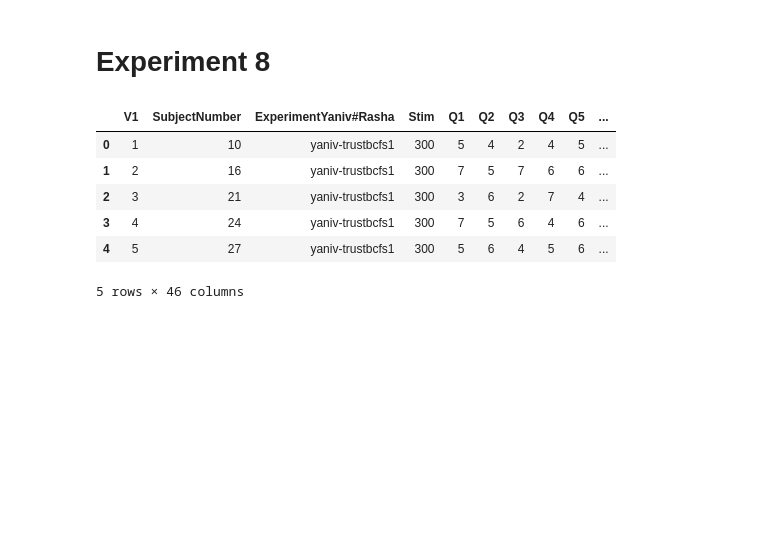
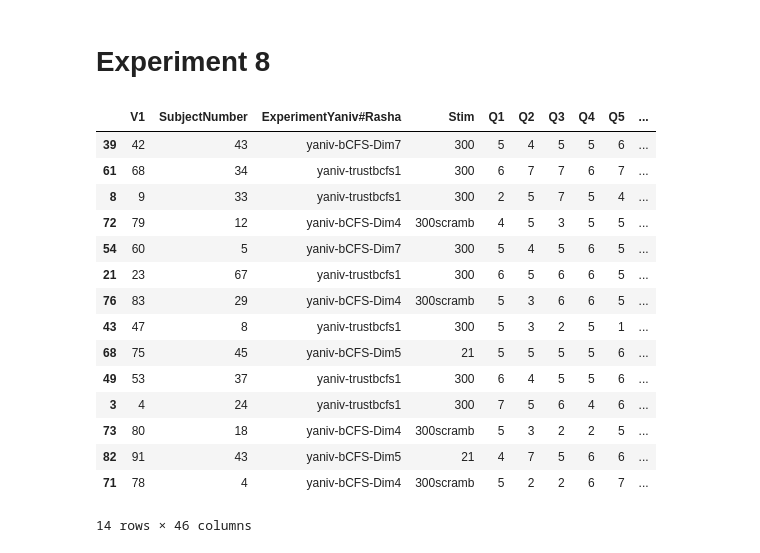
Before and after one commit to nadavWeisler/ResearchMethodsInCognitiveScience, a Jupyter notebook: FinalProject/main.ipynb, the cells around one changed output. Cells and saved outputs as stored; diff of their text form; code cells hidden in the pictures; blank space fills up the shorter version.

```diff
--- a/FinalProject/main.ipynb
+++ b/FinalProject/main.ipynb
@@ -169,12 +173,21 @@ df_7_attention.head()
 # Experiment 8
 # %%
 df_8 = pd.read_csv('data/Experiment8/yaniv 18.10.2017.csv')
-df_8.head()
+df_8.sample(14)
 # %% [output]
 |  | V1 | SubjectNumber | ExperimentYaniv#Rasha | Stim | Q1 | Q2 | Q3 | Q4 | Q5 | ... |
-| 0 | 1 | 10 | yaniv-trustbcfs1 | 300 | 5 | 4 | 2 | 4 | 5 | ... |
-| 1 | 2 | 16 | yaniv-trustbcfs1 | 300 | 7 | 5 | 7 | 6 | 6 | ... |
-| 2 | 3 | 21 | yaniv-trustbcfs1 | 300 | 3 | 6 | 2 | 7 | 4 | ... |
+| 39 | 42 | 43 | yaniv-bCFS-Dim7 | 300 | 5 | 4 | 5 | 5 | 6 | ... |
+| 61 | 68 | 34 | yaniv-trustbcfs1 | 300 | 6 | 7 | 7 | 6 | 7 | ... |
+| 8 | 9 | 33 | yaniv-trustbcfs1 | 300 | 2 | 5 | 7 | 5 | 4 | ... |
+| 72 | 79 | 12 | yaniv-bCFS-Dim4 | 300scramb | 4 | 5 | 3 | 5 | 5 | ... |
+| 54 | 60 | 5 | yaniv-bCFS-Dim7 | 300 | 5 | 4 | 5 | 6 | 5 | ... |
+| 21 | 23 | 67 | yaniv-trustbcfs1 | 300 | 6 | 5 | 6 | 6 | 5 | ... |
+| 76 | 83 | 29 | yaniv-bCFS-Dim4 | 300scramb | 5 | 3 | 6 | 6 | 5 | ... |
+| 43 | 47 | 8 | yaniv-trustbcfs1 | 300 | 5 | 3 | 2 | 5 | 1 | ... |
+| 68 | 75 | 45 | yaniv-bCFS-Dim5 | 21 | 5 | 5 | 5 | 5 | 6 | ... |
+| 49 | 53 | 37 | yaniv-trustbcfs1 | 300 | 6 | 4 | 5 | 5 | 6 | ... |
 | 3 | 4 | 24 | yaniv-trustbcfs1 | 300 | 7 | 5 | 6 | 4 | 6 | ... |
-| 4 | 5 | 27 | yaniv-trustbcfs1 | 300 | 5 | 6 | 4 | 5 | 6 | ... |
+| 73 | 80 | 18 | yaniv-bCFS-Dim4 | 300scramb | 5 | 3 | 2 | 2 | 5 | ... |
+| 82 | 91 | 43 | yaniv-bCFS-Dim5 | 21 | 4 | 7 | 5 | 6 | 6 | ... |
+| 71 | 78 | 4 | yaniv-bCFS-Dim4 | 300scramb | 5 | 2 | 2 | 6 | 7 | ... |
-5 rows × 46 columns
+14 rows × 46 columns
```
Also changed, not shown: parts of 13 cells of this notebook, 8 other files.
